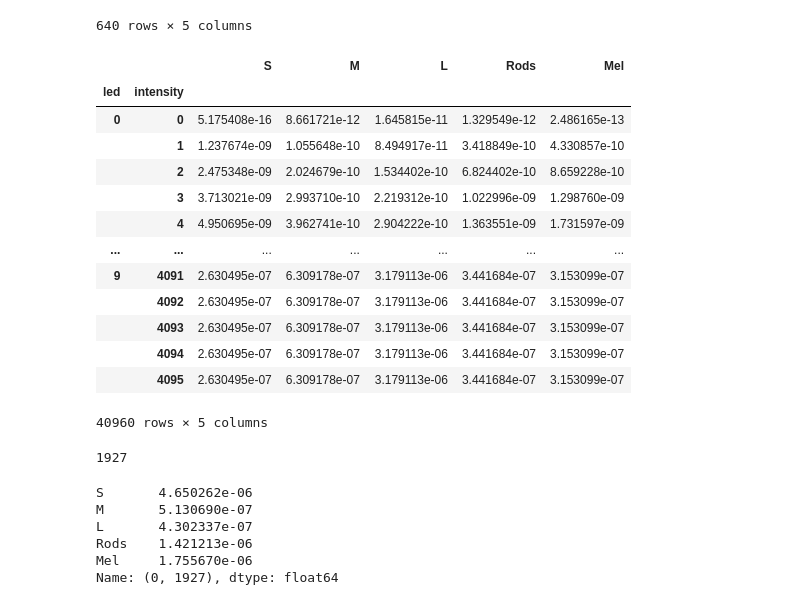
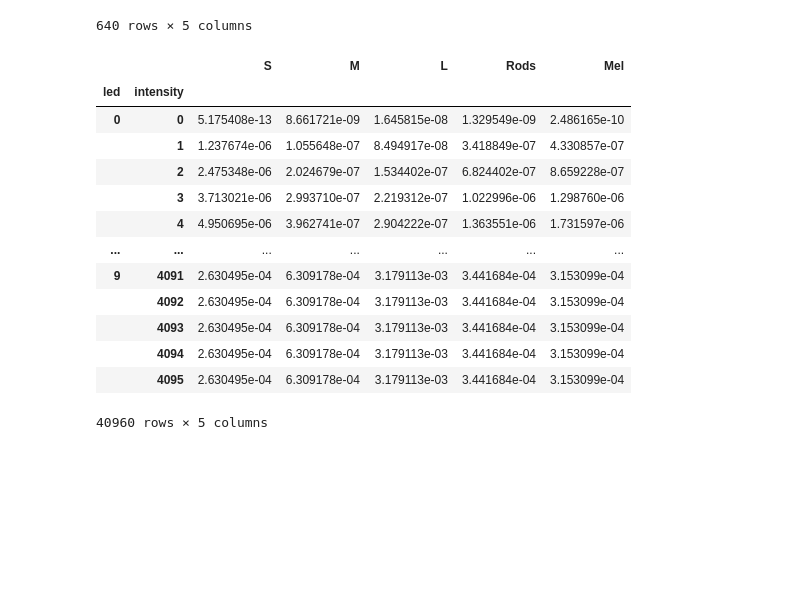
Before and after one commit to PyPlr/cvd_pupillometry, a Jupyter notebook: PyPlr/pyplr/notebooks/silent_substitution.ipynb, the cells around one changed output. Drawn from its saved outputs; the diff is of its cells as text; code cells hidden in the pictures; blank space fills up the shorter version.

```diff
--- a/PyPlr/pyplr/notebooks/silent_substitution.ipynb
+++ b/PyPlr/pyplr/notebooks/silent_substitution.ipynb
@@ -114,36 +114,21 @@ def interp_spectra(spectra):
     return intp_tbl
 # %%
 #alphaopicradiance.set_index(['led','intensity'], inplace=True)
-d = interp_spectra(alphaopicradiance)
+d = 1000*interp_spectra(alphaopicradiance)
 d.columns = sss.columns
 d
 # %% [output]
 |  |  | S | M | L | Rods | Mel |
 | led | intensity |  |  |  |  |  |
-| 0 | 0 | 5.175408e-16 | 8.661721e-12 | 1.645815e-11 | 1.329549e-12 | 2.486165e-13 |
-|  | 1 | 1.237674e-09 | 1.055648e-10 | 8.494917e-11 | 3.418849e-10 | 4.330857e-10 |
-|  | 2 | 2.475348e-09 | 2.024679e-10 | 1.534402e-10 | 6.824402e-10 | 8.659228e-10 |
-|  | 3 | 3.713021e-09 | 2.993710e-10 | 2.219312e-10 | 1.022996e-09 | 1.298760e-09 |
-|  | 4 | 4.950695e-09 | 3.962741e-10 | 2.904222e-10 | 1.363551e-09 | 1.731597e-09 |
+| 0 | 0 | 5.175408e-13 | 8.661721e-09 | 1.645815e-08 | 1.329549e-09 | 2.486165e-10 |
+|  | 1 | 1.237674e-06 | 1.055648e-07 | 8.494917e-08 | 3.418849e-07 | 4.330857e-07 |
+|  | 2 | 2.475348e-06 | 2.024679e-07 | 1.534402e-07 | 6.824402e-07 | 8.659228e-07 |
+|  | 3 | 3.713021e-06 | 2.993710e-07 | 2.219312e-07 | 1.022996e-06 | 1.298760e-06 |
+|  | 4 | 4.950695e-06 | 3.962741e-07 | 2.904222e-07 | 1.363551e-06 | 1.731597e-06 |
 | ... | ... | ... | ... | ... | ... | ... |
-| 9 | 4091 | 2.630495e-07 | 6.309178e-07 | 3.179113e-06 | 3.441684e-07 | 3.153099e-07 |
-|  | 4092 | 2.630495e-07 | 6.309178e-07 | 3.179113e-06 | 3.441684e-07 | 3.153099e-07 |
-|  | 4093 | 2.630495e-07 | 6.309178e-07 | 3.179113e-06 | 3.441684e-07 | 3.153099e-07 |
-|  | 4094 | 2.630495e-07 | 6.309178e-07 | 3.179113e-06 | 3.441684e-07 | 3.153099e-07 |
-|  | 4095 | 2.630495e-07 | 6.309178e-07 | 3.179113e-06 | 3.441684e-07 | 3.153099e-07 |
+| 9 | 4091 | 2.630495e-04 | 6.309178e-04 | 3.179113e-03 | 3.441684e-04 | 3.153099e-04 |
+|  | 4092 | 2.630495e-04 | 6.309178e-04 | 3.179113e-03 | 3.441684e-04 | 3.153099e-04 |
+|  | 4093 | 2.630495e-04 | 6.309178e-04 | 3.179113e-03 | 3.441684e-04 | 3.153099e-04 |
+|  | 4094 | 2.630495e-04 | 6.309178e-04 | 3.179113e-03 | 3.441684e-04 | 3.153099e-04 |
+|  | 4095 | 2.630495e-04 | 6.309178e-04 | 3.179113e-03 | 3.441684e-04 | 3.153099e-04 |
 40960 rows × 5 columns
-# %%
-rv = np.random.rand()
-rv = int(np.round(rv * 4095))
-rv
-# %% [output]
-1927
-# %%
-d.loc[(0,rv)]
-# %% [output]
-S       4.650262e-06
-M       5.130690e-07
-L       4.302337e-07
-Rods    1.421213e-06
-Mel     1.755670e-06
-Name: (0, 1927), dtype: float64
```
Also changed, not shown: parts of 6 cells of this notebook, 1 other file.
